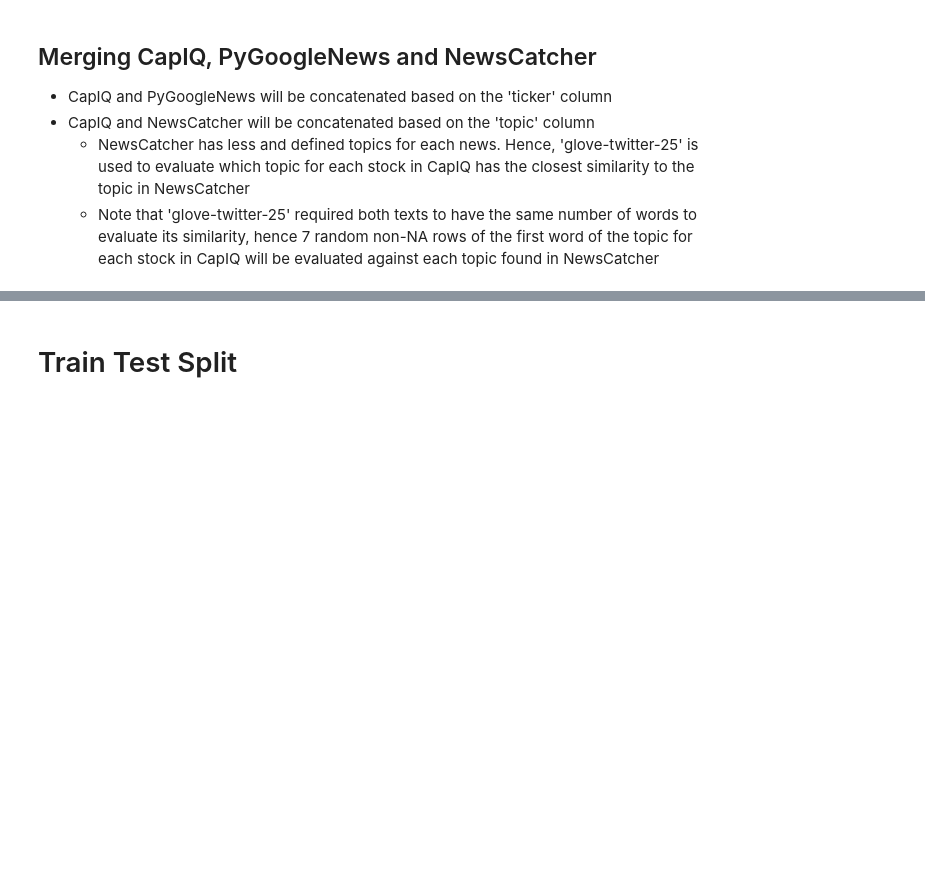
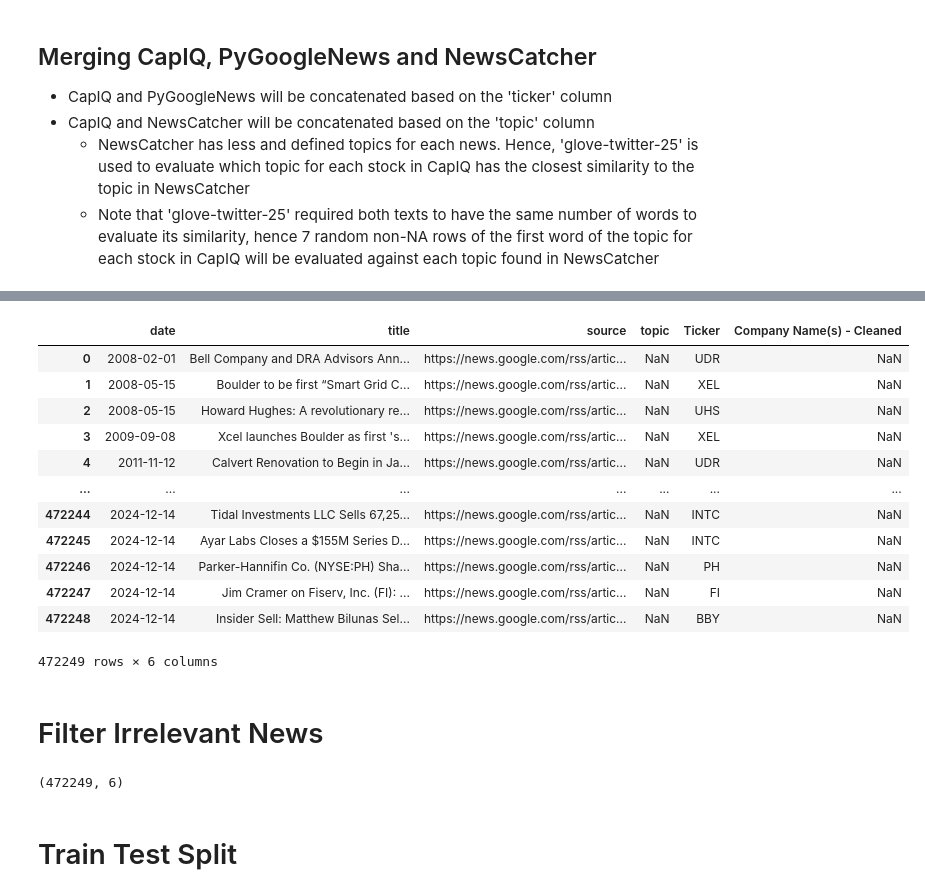
Before and after one commit to saltedpotato/QF634_Research_Methods, a Jupyter notebook: clean_data.ipynb, the cells around one changed output, grey strips where cells are left out. Cells and saved outputs as stored; diff of their text form; code cells hidden in the pictures; blank space fills up the shorter version.

```diff
--- a/clean_data.ipynb
+++ b/clean_data.ipynb
@@ -214,0 +191,24 @@ with pd.ExcelWriter(f'Data/news_data_final3.xlsx') as writer:
+# %%
+all_news_df = pd.concat([capiq_newscatcher_df, news_df])
+all_news_df["date"] = all_news_df["date"].apply(lambda d: pd.to_datetime(d, errors='coerce', utc=True).date())
+all_news_df = all_news_df.dropna(subset=["date", "Ticker", "title"])
+all_news_df.sort_values(by='date', inplace=True)
+all_news_df = all_news_df.reset_index(drop=True)
+
+all_news_df
+# %% [output]
+|  | date | title | source | topic | Ticker | Company Name(s) - Cleaned |
+| 0 | 2008-02-01 | Bell Company and DRA Advisors Ann... | https://news.google.com/rss/artic... | NaN | UDR | NaN |
+| 1 | 2008-05-15 | Boulder to be first “Smart Grid C... | https://news.google.com/rss/artic... | NaN | XEL | NaN |
+| 2 | 2008-05-15 | Howard Hughes: A revolutionary re... | https://news.google.com/rss/artic... | NaN | UHS | NaN |
+| 3 | 2009-09-08 | Xcel launches Boulder as first 's... | https://news.google.com/rss/artic... | NaN | XEL | NaN |
+| 4 | 2011-11-12 | Calvert Renovation to Begin in Ja... | https://news.google.com/rss/artic... | NaN | UDR | NaN |
+| ... | ... | ... | ... | ... | ... | ... |
+| 472244 | 2024-12-14 | Tidal Investments LLC Sells 67,25... | https://news.google.com/rss/artic... | NaN | INTC | NaN |
+| 472245 | 2024-12-14 | Ayar Labs Closes a $155M Series D... | https://news.google.com/rss/artic... | NaN | INTC | NaN |
+| 472246 | 2024-12-14 | Parker-Hannifin Co. (NYSE:PH) Sha... | https://news.google.com/rss/artic... | NaN | PH | NaN |
+| 472247 | 2024-12-14 | Jim Cramer on Fiserv, Inc. (FI): ... | https://news.google.com/rss/artic... | NaN | FI | NaN |
+| 472248 | 2024-12-14 | Insider Sell: Matthew Bilunas Sel... | https://news.google.com/rss/artic... | NaN | BBY | NaN |
+472249 rows × 6 columns
+# %% [markdown]
+# Filter Irrelevant News
@@ -215,3 +225,7 @@ with pd.ExcelWriter(f'Data/news_data_final3.xlsx') as writer:
+# %%
+all_news_cleaned_df.shape
+# %% [output]
+(472249, 6)
 # %% [markdown]
 # Train Test Split
 # %%
```
Also changed, not shown: parts of 43 cells of this notebook, 18 other files.
